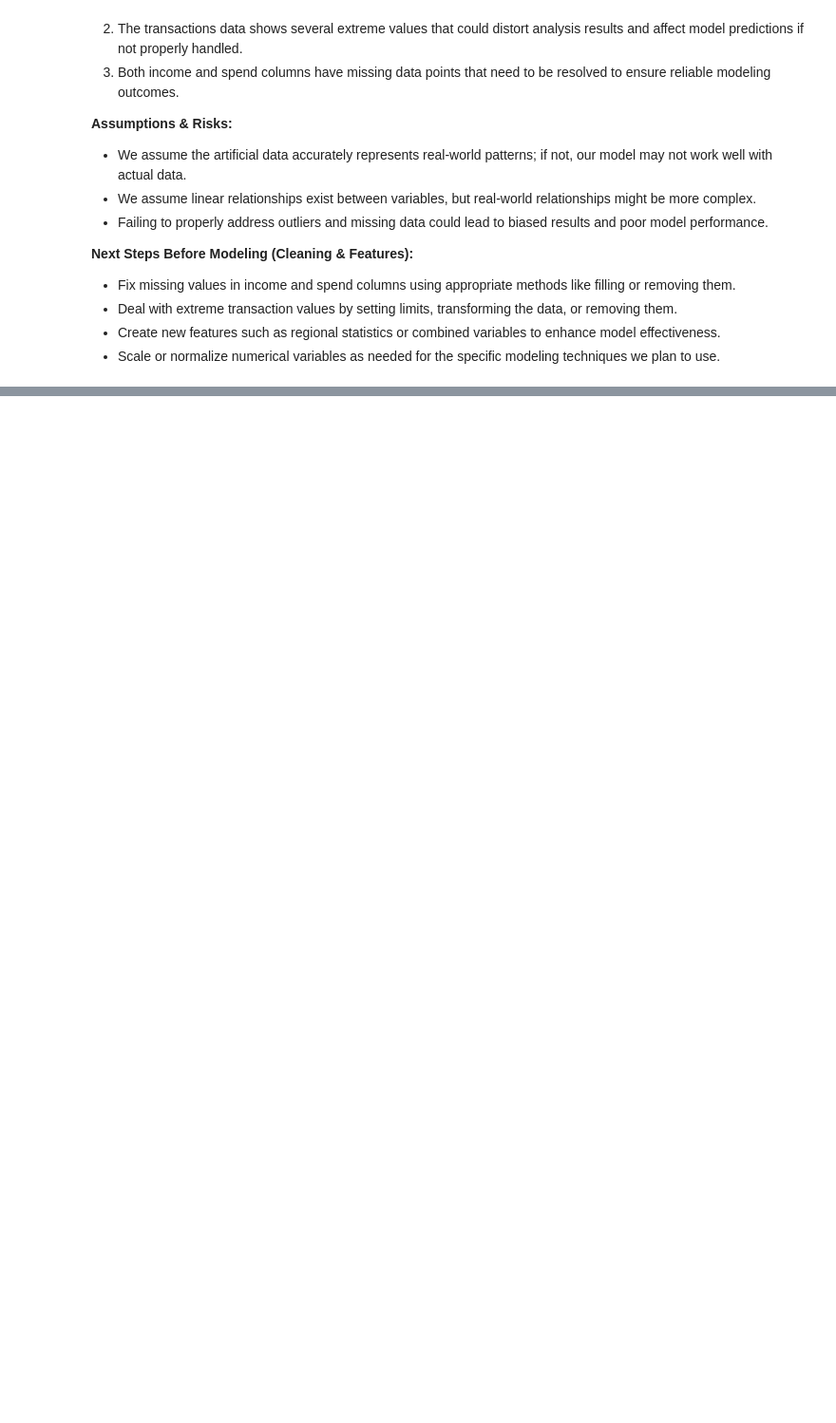
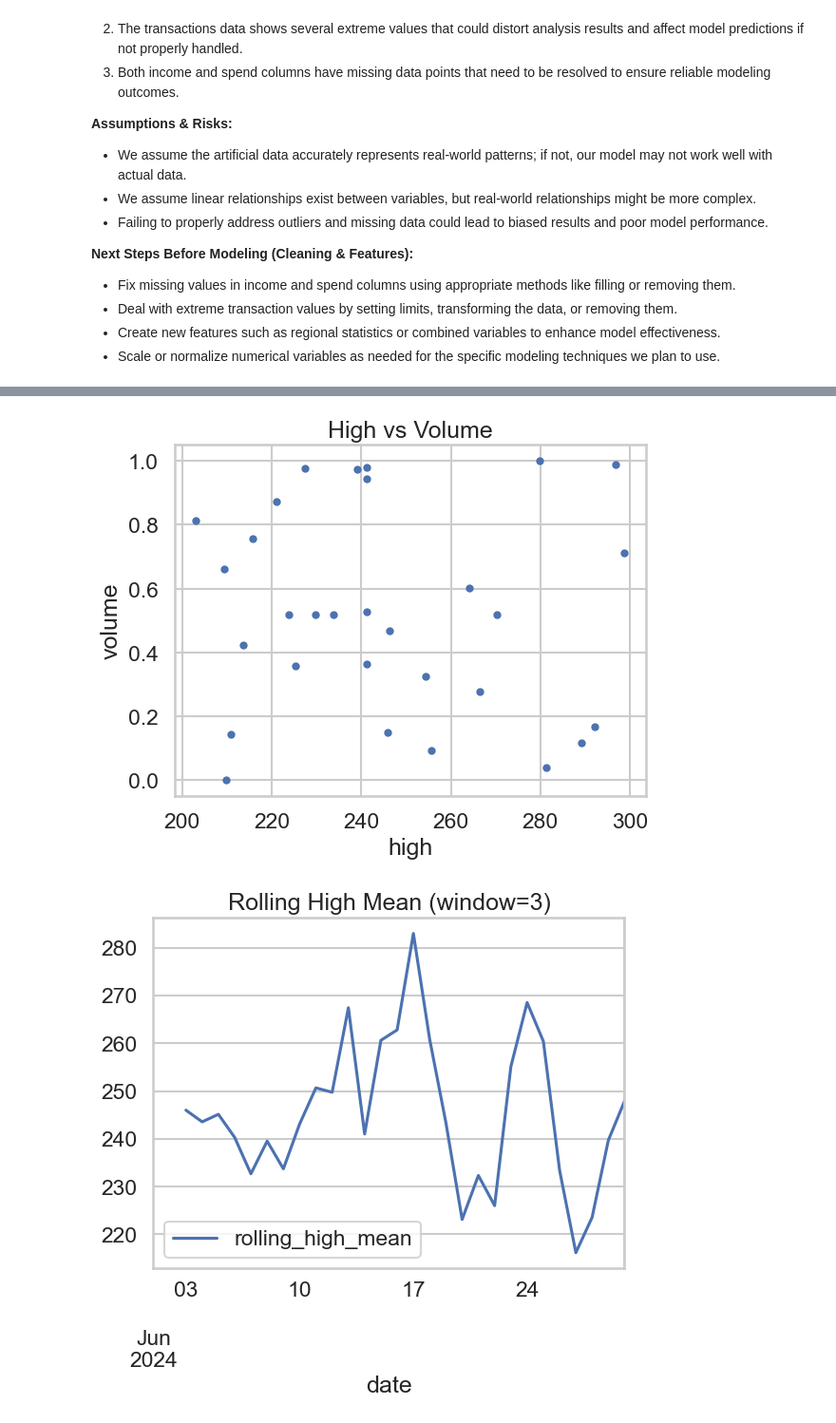
Before and after one commit to Junkuang19/bootcamp_Junkuang_Lai, a Jupyter notebook: Bootcamp_Junkuang_Lai/project/notebooks/Project_Stage08-09.ipynb, the cells around one changed output, grey strips where cells are left out. Shown at 95% size. Drawn from its saved outputs; the diff is of its cells as text; code cells hidden in the pictures; blank space fills up the shorter version.

```diff
--- a/Bootcamp_Junkuang_Lai/project/notebooks/Project_Stage08-09.ipynb
+++ b/Bootcamp_Junkuang_Lai/project/notebooks/Project_Stage08-09.ipynb
@@ -128,0 +137,24 @@ corr
+# %%
+#import libraries
+import numpy as np, pandas as pd, matplotlib.pyplot as plt, seaborn as sns, os
+from scipy.stats import skew, kurtosis
+sns.set(context='talk', style='whitegrid')
+pd.set_option('display.max_columns', 100)
+from src import features
+# %%
+#dataset loaded
+df = pd.read_csv(r"C:\Users\noven\Desktop\Github Fre-5040 Bootcamp\bootcamp_Junkuang_Lai\Bootcamp_Junkuang_Lai\project\data\processed\combined_cleaned_data.csv", index_col='date', parse_dates=['date'])
+# %%
+# Feature Engineering
+window = 3
+df['volume_high_ratio'] = df['volume'] / df['high']
+df['rolling_high_mean'] = df['high'].rolling(window).mean()
+df['high_change'] = df['high'].diff()
+# %%
+# Based on the EDA, I propose the following two features:
+df_r1 = features.Rationale_1(df)
+df_r2 = features.Rationale_2(df)
+df_r3 = features.Rationale_3(df)
+# %% [output]
+[figure, added]
+[figure, added]
```
Also changed, not shown: parts of 6 cells of this notebook.
